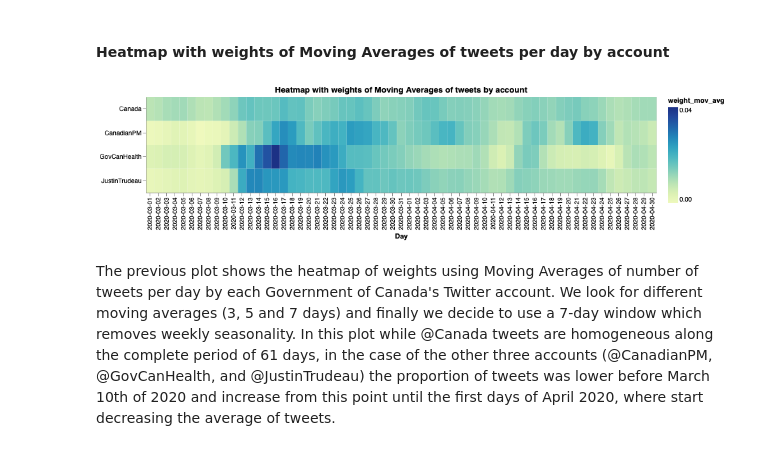
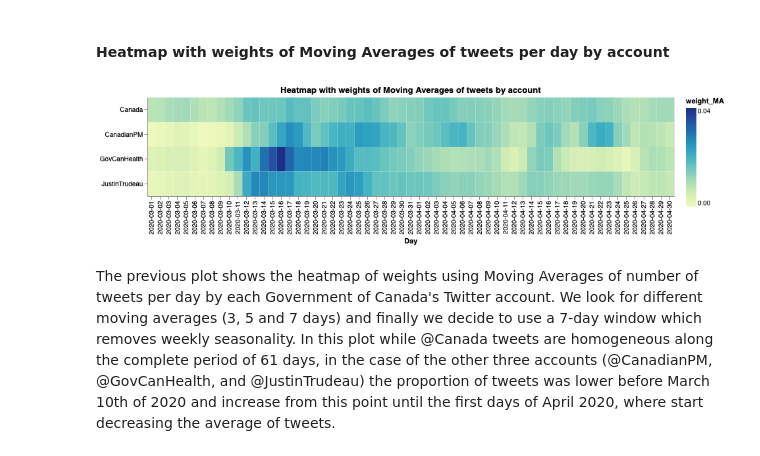
Before and after one commit to vcuspinera/Canada_response_covid, a Jupyter notebook: src/eda.ipynb, the cells around one changed output. Drawn from its saved outputs; the diff is of its cells as text; code cells hidden in the pictures.

```diff
--- a/src/eda.ipynb
+++ b/src/eda.ipynb
@@ -401,8 +401,24 @@ for i in df_aux.account.unique():
     df_aux2 = pd.concat([df_aux2, xxx])
 df_aux2.rename(columns = {'tweet': 'mov_avg'}, inplace=True)
 
-# moving average
-df_aux3 = pd.concat([df_aux, df_aux2[['mov_avg']]], axis=1)
-df_aux3['weight_mov_avg'] = df_aux3['mov_avg']/df_aux3['total']
+# get min and max of moving average
+# aux_tot = pd.DataFrame()
+aux = dict(dict())
+for i in df_aux2.account.unique():
+    aux[i] = {
+        'min' : np.min(df_aux2[df_aux2.account == i]['mov_avg']),
+        'max' : np.max(df_aux2[df_aux2.account == i]['mov_avg'])
+    }
+aux = pd.DataFrame(aux).transpose().reset_index().rename(columns={'index':'account'})
+df_aux2 = pd.merge(df_aux2, aux, on='account', how='left')
+
+# # weight the moving average
+df_aux3 = pd.concat([df_aux, df_aux2[['mov_avg', 'min', 'max']]], axis=1)
+df_aux3['weight_MA'] = df_aux3['mov_avg']/df_aux3['total']
+
+# normalization
+# df_aux3['normalize'] = (df_aux3['tweet']-df_aux3['min']) / (df_aux3['max'] - df_aux3['min'])
+df_aux3['normal_MA'] = (df_aux3['mov_avg']-df_aux3['min']) / (df_aux3['max'] - df_aux3['min'])
+
 df_aux3.head()
 # %% [output]
@@ -440,8 +456,8 @@ In the previous heatmap we normalize the number of tweets by each Twitter accoun
 #### Heatmap with weights of Moving Averages of tweets per day by account
 # %%
 # use a heatmap to show the weights of moving averages of tweets by account, per day
-base.encode(color='weight_mov_avg').properties(title='Heatmap with weights of Moving Averages of tweets by account')
+base.encode(color='weight_MA').properties(title='Heatmap with weights of Moving Averages of tweets by account')
 # %% [output]
-[figure, old version]
+[figure, new version]
 # %% [markdown]
 The previous plot shows the heatmap of weights using Moving Averages of number of tweets per day by each Government of Canada's Twitter account. We look for different moving averages (3, 5 and 7 days) and finally we decide to use a 7-day window which removes weekly seasonality. In this plot while @Canada tweets are homogeneous along the complete period of 61 days, in the case of the other three accounts (@CanadianPM, @GovCanHealth, and @JustinTrudeau) the proportion of tweets was lower before March 10th of 2020 and increase from this point until the first days of April 2020, where start decreasing the average of tweets.
```
Also changed, not shown: parts of 12 cells of this notebook, 3 other files.
